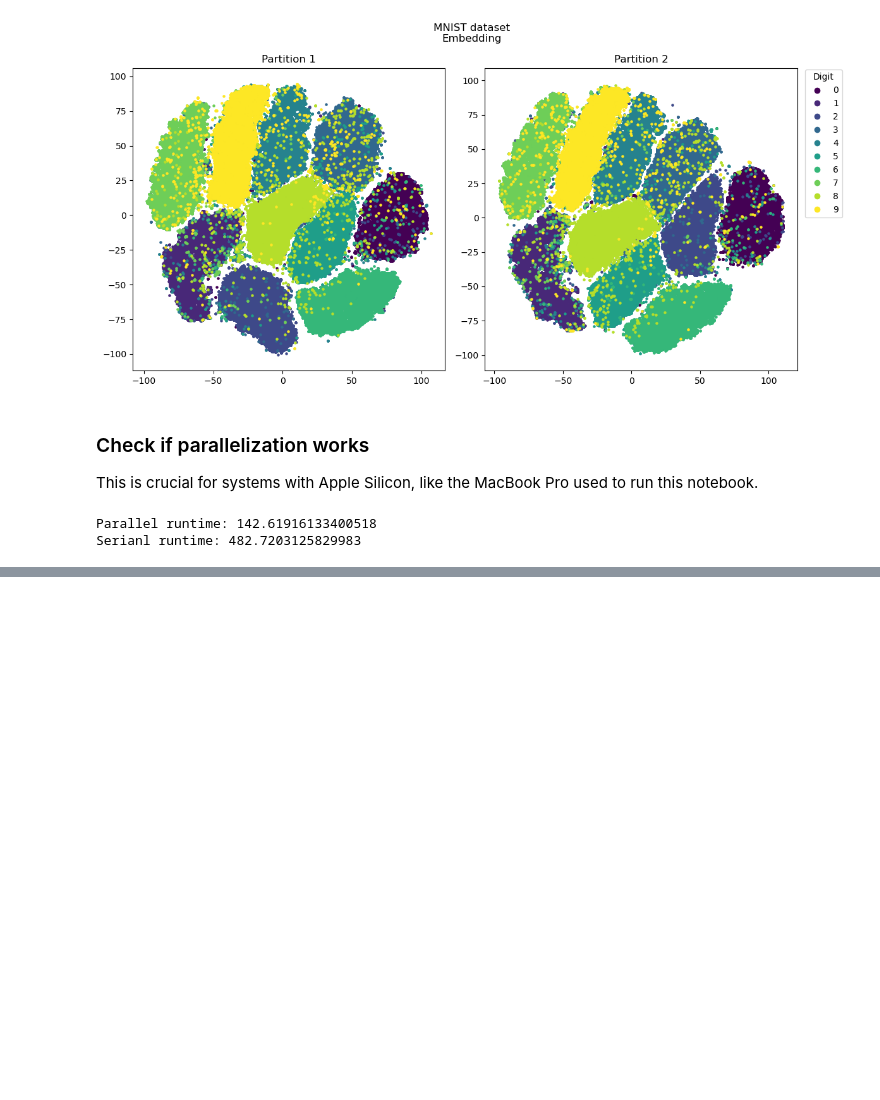
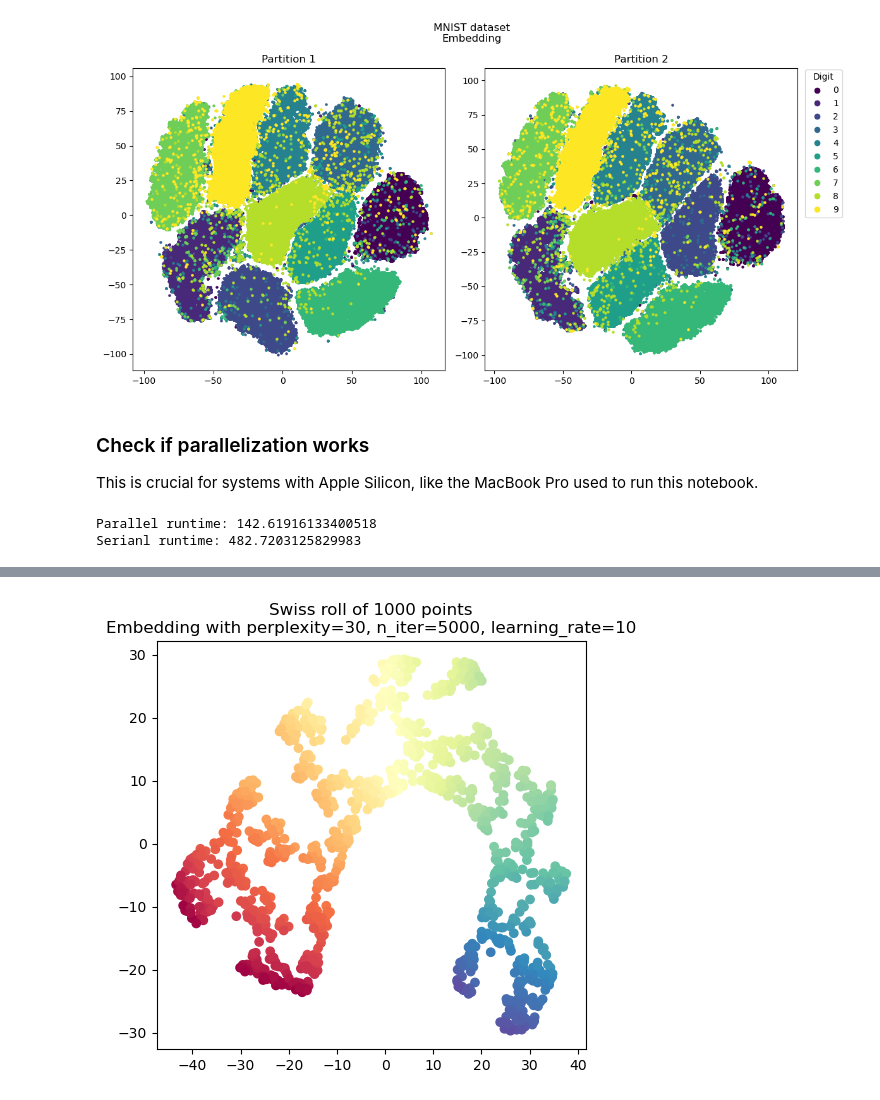
Before and after one commit to airdac/TFM_Adria, a Jupyter notebook: code/d_and_c/t-SNE/tSNE_examples.ipynb, the cells around one changed output, grey strips where cells are left out. Drawn from its saved outputs; the diff is of its cells as text; code cells hidden in the pictures; blank space fills up the shorter version.

Commit message:
Tested tSNE on swiss roll

```diff
--- a/code/d_and_c/t-SNE/tSNE_examples.ipynb
+++ b/code/d_and_c/t-SNE/tSNE_examples.ipynb
@@ -675,0 +679,4 @@ Serianl runtime: 482.7203125829983
+# %%
+# Generate dataset
+n = 1000
+swiss_roll, color = make_swiss_roll(n_samples=n, random_state=42)
@@ -675,0 +689,10 @@ Serianl runtime: 482.7203125829983
+# %%
+# Plot the t-SNE embedding
+plt.figure(figsize=(5, 5))
+plt.scatter(tsne_swiss_roll[:, 0], tsne_swiss_roll[:,
+            1], c=color, cmap=plt.cm.Spectral)
+plt.title(f'Swiss roll of {n} points\nEmbedding with perplexity=30, n_iter=5000, learning_rate=10')
+plt.tight_layout()
+plt.show()
+# %% [output]
+[figure, added]
```
Also changed, not shown: parts of 3 cells of this notebook, 28 other files.
